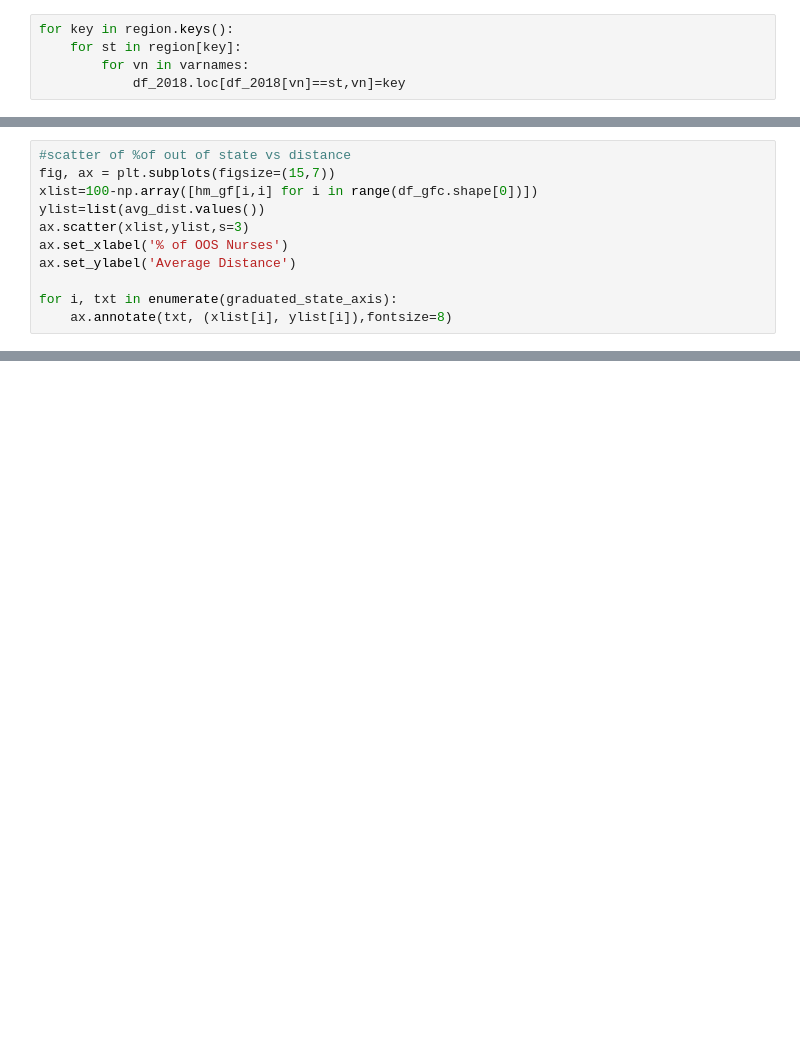
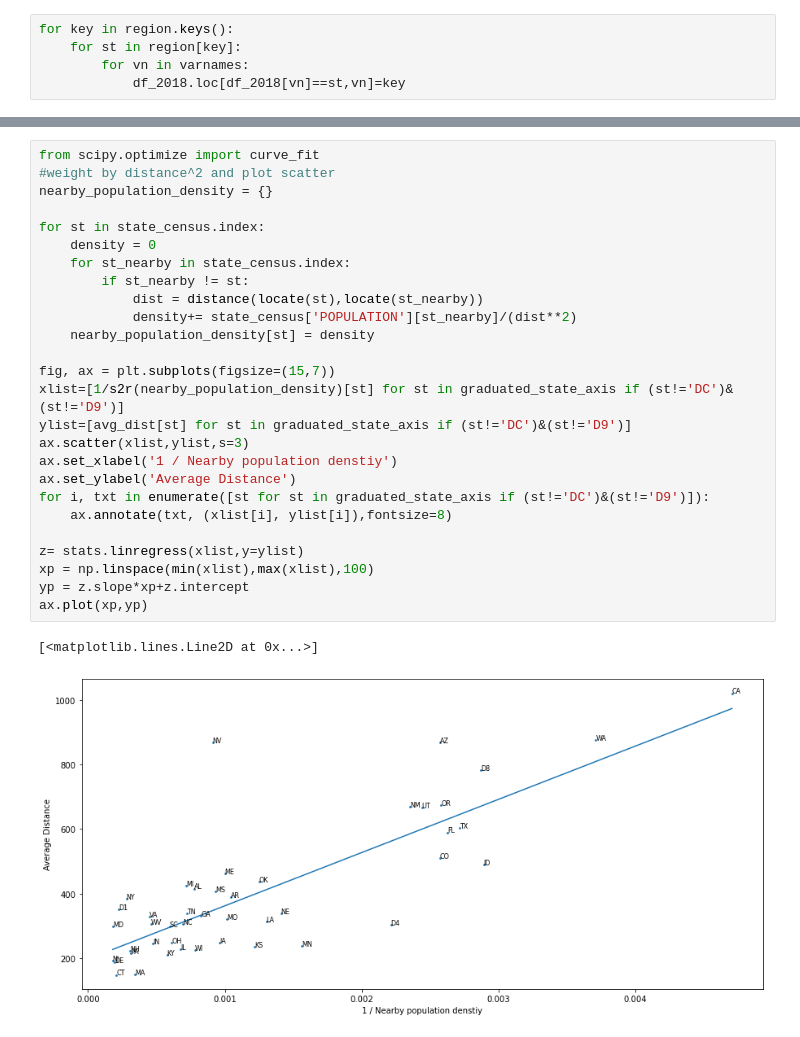
Before and after one commit to tk0802kim/Analysis-of-Nursing-Data, a Jupyter notebook: nursing_analysis.ipynb, the cells around one changed output, grey strips where cells are left out. Saved outputs shown, nothing was run; the diff lists cells and outputs as text; blank space fills up the shorter version.

```diff
--- a/nursing_analysis.ipynb
+++ b/nursing_analysis.ipynb
@@ -250,11 +374,0 @@ The northeast seem to have shorter average distance, which makes sense, since po
-# %%
-#scatter of %of out of state vs distance
-fig, ax = plt.subplots(figsize=(15,7))
-xlist=100-np.array([hm_gf[i,i] for i in range(df_gfc.shape[0])])
-ylist=list(avg_dist.values())
-ax.scatter(xlist,ylist,s=3)
-ax.set_xlabel('% of OOS Nurses')
-ax.set_ylabel('Average Distance')
-
-for i, txt in enumerate(graduated_state_axis):
-    ax.annotate(txt, (xlist[i], ylist[i]),fontsize=8)
@@ -262,0 +385,29 @@ for i, txt in enumerate(graduated_state_axis):
+# %%
+from scipy.optimize import curve_fit
+#weight by distance^2 and plot scatter
+nearby_population_density = {}
+
+for st in state_census.index:
+    density = 0
+    for st_nearby in state_census.index:
+        if st_nearby != st:
+            dist = distance(locate(st),locate(st_nearby))
+            density+= state_census['POPULATION'][st_nearby]/(dist**2)
+    nearby_population_density[st] = density
+
+fig, ax = plt.subplots(figsize=(15,7))
+xlist=[1/s2r(nearby_population_density)[st] for st in graduated_state_axis if (st!='DC')&(st!='D9')]
+ylist=[avg_dist[st] for st in graduated_state_axis if (st!='DC')&(st!='D9')]
+ax.scatter(xlist,ylist,s=3)
+ax.set_xlabel('1 / Nearby population denstiy')
+ax.set_ylabel('Average Distance')
+for i, txt in enumerate([st for st in graduated_state_axis if (st!='DC')&(st!='D9')]):
+    ax.annotate(txt, (xlist[i], ylist[i]),fontsize=8)
+
+z= stats.linregress(xlist,y=ylist)
+xp = np.linspace(min(xlist),max(xlist),100)
+yp = z.slope*xp+z.intercept
+ax.plot(xp,yp)
+# %% [output]
+[<matplotlib.lines.Line2D at 0x...>]
+[figure, added]
```
Also changed, not shown: parts of 31 cells of this notebook, 22 other files.
